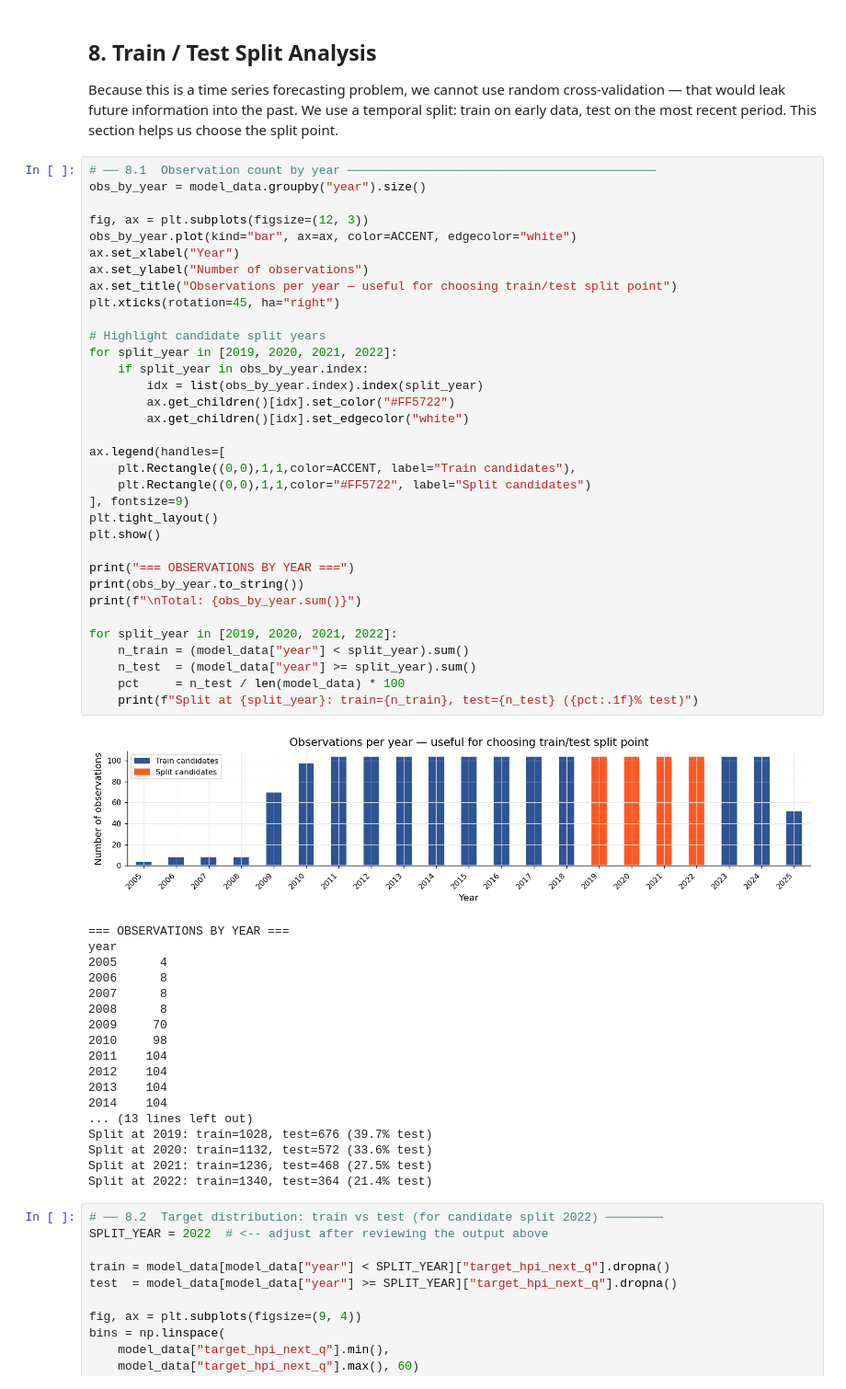
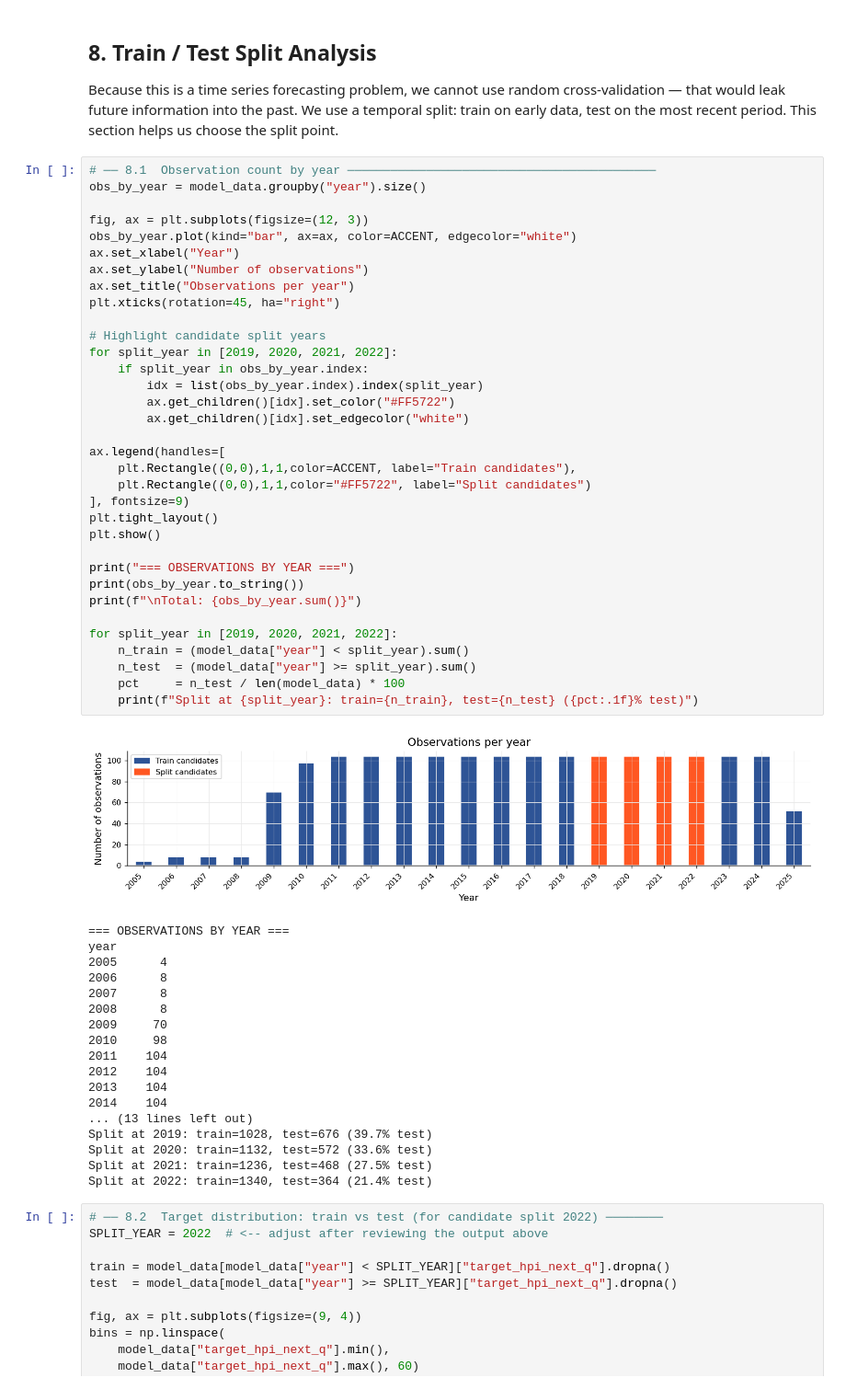
Before and after one commit to deercarla/european-house-market-forecasting, a Jupyter notebook: s2-exploratory-data-analysis/exploratory_data_analysis.ipynb, the cells around one changed output. Shown at 92% size. Saved outputs shown, nothing was run; the diff lists cells and outputs as text.

```diff
--- a/s2-exploratory-data-analysis/exploratory_data_analysis.ipynb
+++ b/s2-exploratory-data-analysis/exploratory_data_analysis.ipynb
@@ -856,35 +855,35 @@ obs_by_year = model_data.groupby("year").size()
 fig, ax = plt.subplots(figsize=(12, 3))
 obs_by_year.plot(kind="bar", ax=ax, color=ACCENT, edgecolor="white")
 ax.set_xlabel("Year")
 ax.set_ylabel("Number of observations")
-ax.set_title("Observations per year — useful for choosing train/test split point")
+ax.set_title("Observations per year")
 plt.xticks(rotation=45, ha="right")
 
 # Highlight candidate split years
 for split_year in [2019, 2020, 2021, 2022]:
     if split_year in obs_by_year.index:
         idx = list(obs_by_year.index).index(split_year)
         ax.get_children()[idx].set_color("#FF5722")
         ax.get_children()[idx].set_edgecolor("white")
 
 ax.legend(handles=[
     plt.Rectangle((0,0),1,1,color=ACCENT, label="Train candidates"),
     plt.Rectangle((0,0),1,1,color="#FF5722", label="Split candidates")
 ], fontsize=9)
 plt.tight_layout()
 plt.show()
 
 print("=== OBSERVATIONS BY YEAR ===")
 print(obs_by_year.to_string())
 print(f"\nTotal: {obs_by_year.sum()}")
 
 for split_year in [2019, 2020, 2021, 2022]:
     n_train = (model_data["year"] < split_year).sum()
     n_test  = (model_data["year"] >= split_year).sum()
     pct     = n_test / len(model_data) * 100
     print(f"Split at {split_year}: train={n_train}, test={n_test} ({pct:.1f}% test)")
 # %% [output]
-[figure, old version]
+[figure, new version]
 === OBSERVATIONS BY YEAR ===
 year
 2005      4
```
Also changed, not shown: parts of 3 cells of this notebook, 5 other files.
